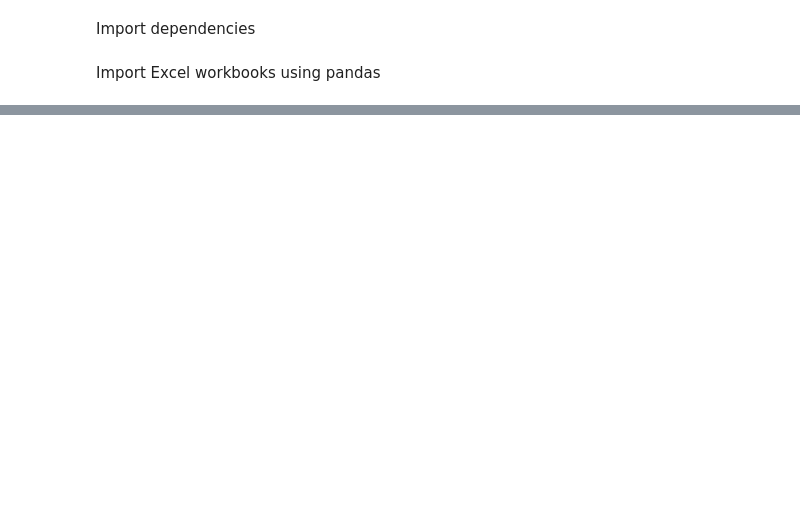
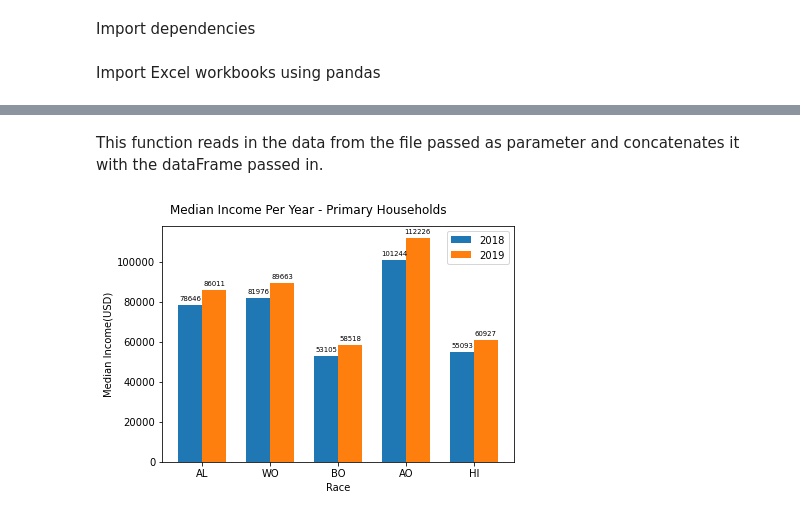
Before and after one commit to j0serobles/UCF_Data_Bootcamp_Project1, a Jupyter notebook: Data_Explore_Cleanup.ipynb, the cells around one changed output, grey strips where cells are left out. Drawn from its saved outputs; the diff is of its cells as text; code cells hidden in the pictures; blank space fills up the shorter version.

Commit message:
Uploaded data for 2018. First bar plot for median income.

```diff
--- a/Data_Explore_Cleanup.ipynb
+++ b/Data_Explore_Cleanup.ipynb
@@ -47,7 +10,0 @@ all_primary_families.head(10)
-# %%
-plt.rcParams.update({'figure.autolayout': True})
-
-fig,ax = plt.subplots(figsize=(9,12))
-ax.barh(all_primary_families["Characteristic"], all_primary_families["All primary families"])
-ax.set(xlabel='Number of Households (Thousands)', ylabel='Median Income (Dollars)', title='Number of Households per Income Range (White Only)')
-plt.show()
@@ -106,0 +11,2 @@ data_df
+# %% [markdown]
+This function reads in the data from the file passed as parameter and concatenates it with the dataFrame passed in.
@@ -106,0 +63,45 @@ data_df
+# %%
+df = df[['Characteristic', 'Value Type', 'Race', 'Year', 'All primary families', 'Married-couple families',\
+     'Male householder, no spouse present', 'Female householder, no spouse present', 'Unrelated subfamilies']]
+# %%
+def autolabel(rects):
+    """Attach a text label above each bar in *rects*, displaying its height."""
+    for rect in rects:
+        height = rect.get_height()
+        ax.annotate('{}'.format(height),
+                    xy=(rect.get_x() + rect.get_width() / 2, height),
+                    xytext=(0, 3),  # 3 points vertical offset
+                    textcoords="offset points",
+                    ha='center', va='bottom', fontsize='x-small')
+# %%
+fig, ax = plt.subplots()
+fig.suptitle('Median Income Per Year - Primary Households', y=1.04)
+
+
+
+temp_df = df[ (df["Characteristic"] == "Median income") & (df["Value Type"] == "Value (Dol.)")]
+temp_df = temp_df[["Year","Race","All primary families"] ]
+
+x = np.arange(len(labels))  # the label locations
+
+x_values = temp_df[ temp_df["Year"] == 2018]["Race"]
+
+
+med_inc_for_2018  = temp_df[ temp_df["Year"] == 2018]["All primary families"].astype(int)
+med_inc_for_2019  = temp_df[ temp_df["Year"] == 2019]["All primary families"].astype(int)
+
+width=0.35
+
+ax.set_ylabel("Median Income(USD)")
+ax.set_xlabel("Race")
+ax.set_xticks(x)
+ax.set_xticklabels(x_values)
+rects1 = ax.bar(x - width/2, med_inc_for_2018, width = 0.35, label="2018")
+rects2 = ax.bar(x + width/2, med_inc_for_2019, width = 0.35, label="2019")
+ax.legend()
+autolabel(rects1)
+autolabel(rects2)
+fig.tight_layout()
+fig.show()
+# %% [output]
+[figure, added]
```
Also changed, not shown: parts of 8 cells of this notebook.
